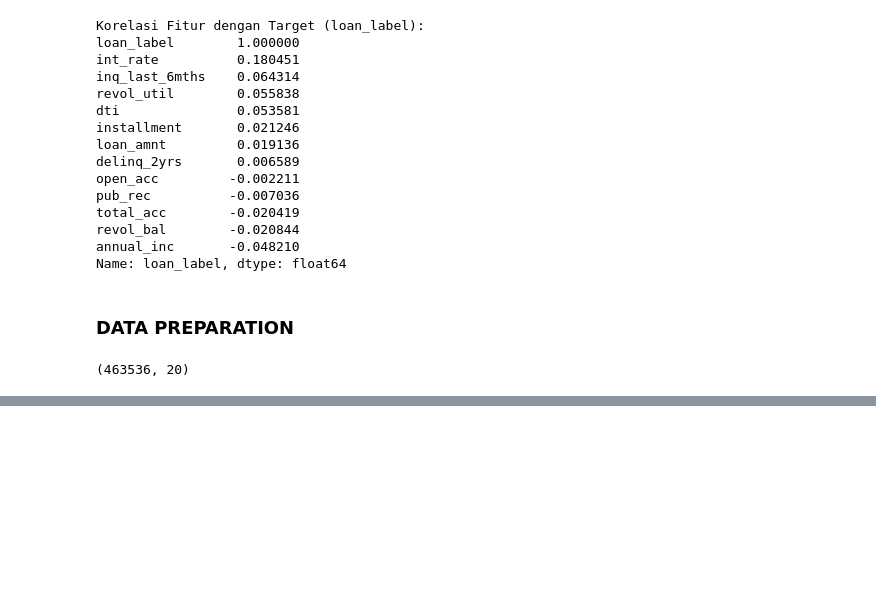
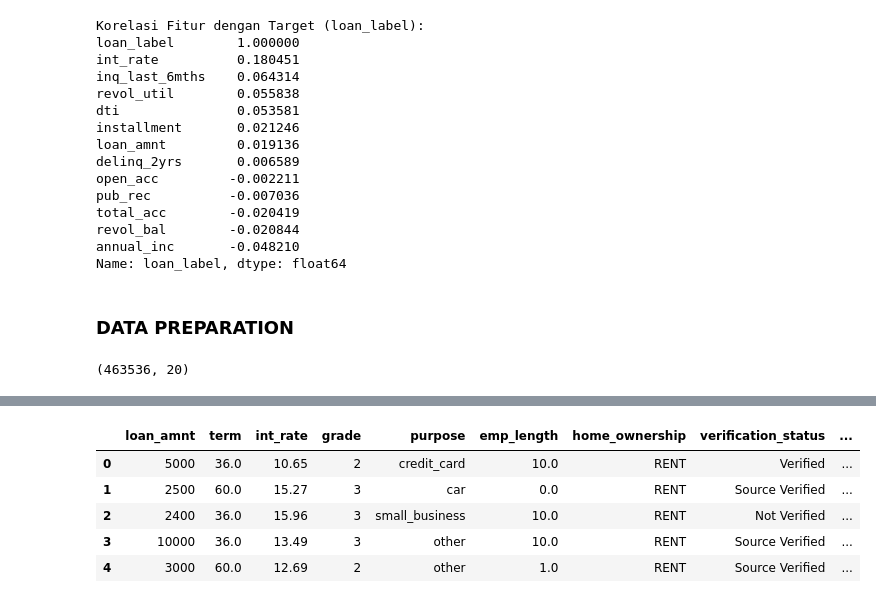
Before and after one commit to rfaoktvian/FinalProjectIDXPartners, a Jupyter notebook: main.ipynb, the cells around one changed output, grey strips where cells are left out. Cells and saved outputs as stored; diff of their text form; code cells hidden in the pictures; blank space fills up the shorter version.

Commit message:
feat: cleaning and feature engineering

```diff
--- a/main.ipynb
+++ b/main.ipynb
@@ -546,0 +567,24 @@ df_model.shape
+# %%
+# Cleaning & Featur Engineering
+# Konversi term: '36 months' -> 36
+df_model['term'] = df_model['term'].str.extract(r'(\d+)').astype(float)
+
+# Konversi emp_length ke numerik
+emp_map = {
+    '< 1 year': 0, '1 year': 1, '2 years': 2, '3 years': 3,
+    '4 years': 4, '5 years': 5, '6 years': 6, '7 years': 7,
+    '8 years': 8, '9 years': 9, '10+ years': 10
+}
+df_model['emp_length'] = df_model['emp_length'].map(emp_map)
+
+# Ordinal encoding grade (A=1 s.d. G=7)
+grade_map = {'A': 1, 'B': 2, 'C': 3, 'D': 4, 'E': 5, 'F': 6, 'G': 7}
+df_model['grade'] = df_model['grade'].map(grade_map)
+
+# Log transform annual_inc & revol_bal (skewed)
+df_model['annual_inc_log'] = np.log1p(df_model['annual_inc'])
+df_model['revol_bal_log'] = np.log1p(df_model['revol_bal'])
+df_model['tot_cur_bal_log'] = np.log1p(df_model['tot_cur_bal'])
+df_model.drop(columns=['annual_inc', 'revol_bal', 'tot_cur_bal'], inplace=True)
+
+print(df_model.dtypes)
@@ -546,0 +609,9 @@ df_model.shape
+# %%
+df_model.head()
+# %% [output]
+|  | loan_amnt | term | int_rate | grade | purpose | emp_length | home_ownership | verification_status | ... |
+| 0 | 5000 | 36.0 | 10.65 | 2 | credit_card | 10.0 | RENT | Verified | ... |
+| 1 | 2500 | 60.0 | 15.27 | 3 | car | 0.0 | RENT | Source Verified | ... |
+| 2 | 2400 | 36.0 | 15.96 | 3 | small_business | 10.0 | RENT | Not Verified | ... |
+| 3 | 10000 | 36.0 | 13.49 | 3 | other | 10.0 | RENT | Source Verified | ... |
+| 4 | 3000 | 60.0 | 12.69 | 2 | other | 1.0 | RENT | Source Verified | ... |
```
Also changed, not shown: parts of 3 cells of this notebook.
